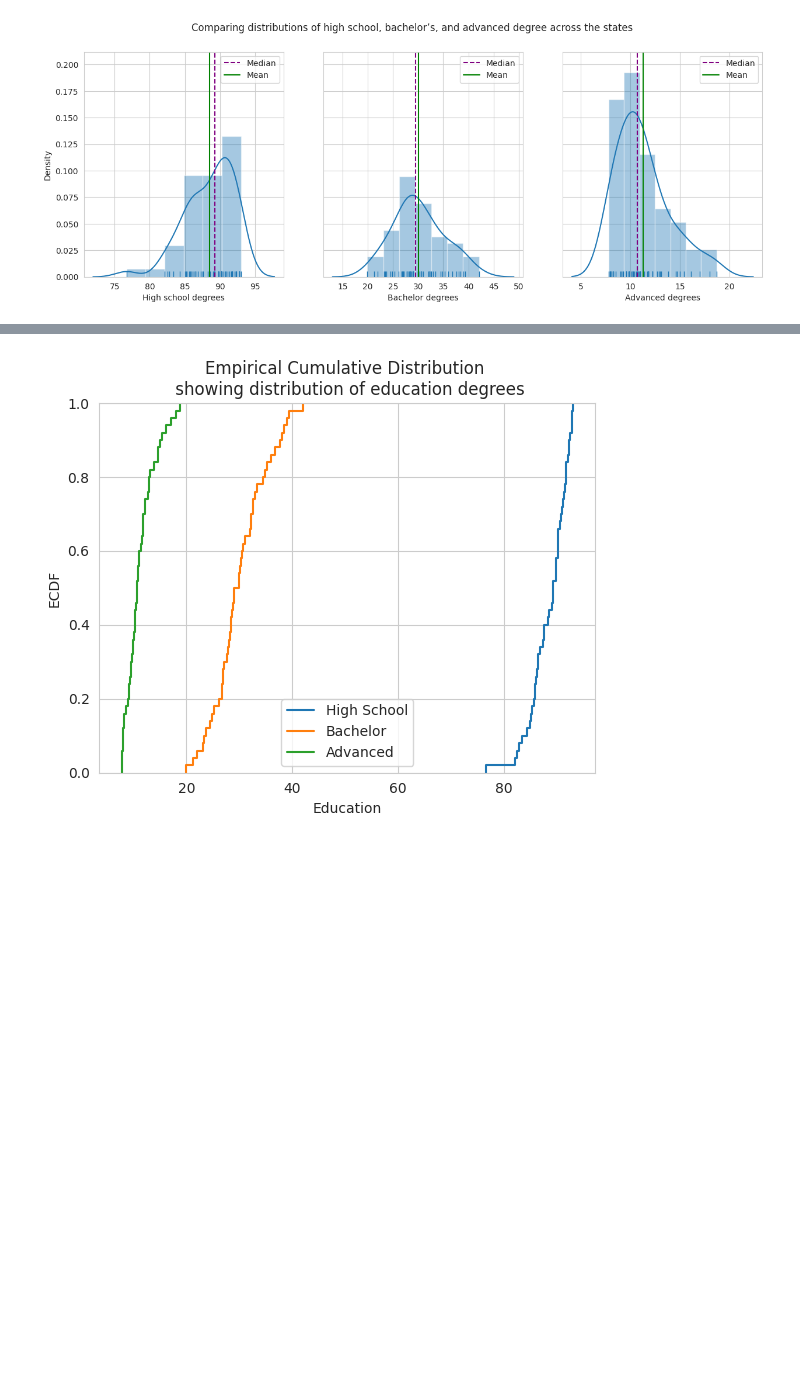
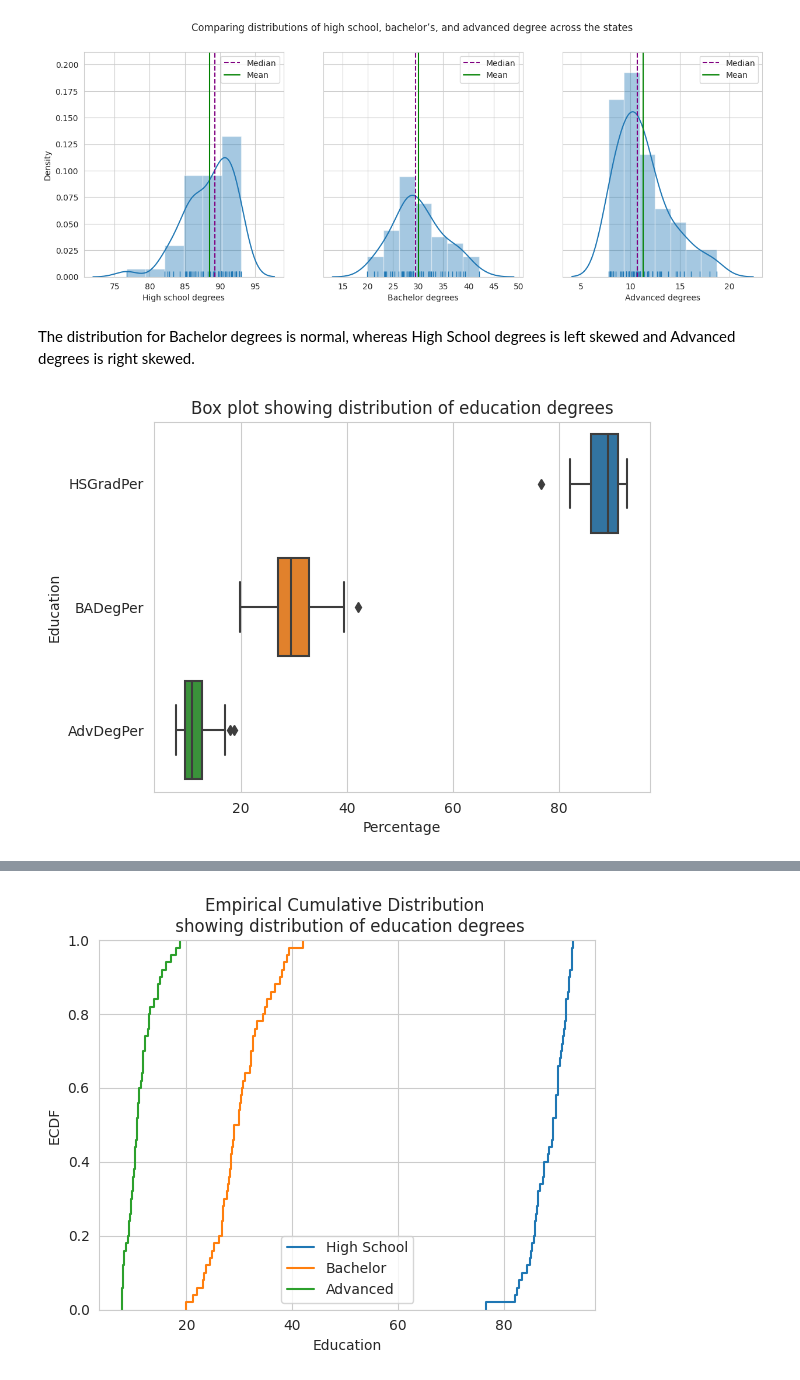
Before and after one commit to pallabee/Demographic-Data-Analysis, a Jupyter notebook: visualize_distributions.ipynb, the cells around one changed output, grey strips where cells are left out. Drawn from its saved outputs; the diff is of its cells as text; code cells hidden in the pictures; blank space fills up the shorter version.

```diff
--- a/visualize_distributions.ipynb
+++ b/visualize_distributions.ipynb
@@ -134,5 +321,15 @@ axes[2].legend()
 plt.show()
 # %% [output]
 [figure]
+# %% [markdown]
+The distribution for Bachelor degrees is normal, whereas High School degrees is left skewed and Advanced degrees is right skewed.
+# %%
+sns.boxplot(data=merged_data[["HSGradPer", "BADegPer","AdvDegPer"]], orient="h");
+plt.xlabel("Percentage")
+plt.ylabel("Education")
+plt.title("Box plot showing distribution of education degrees")
+plt.show()
+# %% [output]
+[figure, added]
 # %%
 fig, ax = plt.subplots()
```
Also changed, not shown: parts of 31 cells of this notebook.
